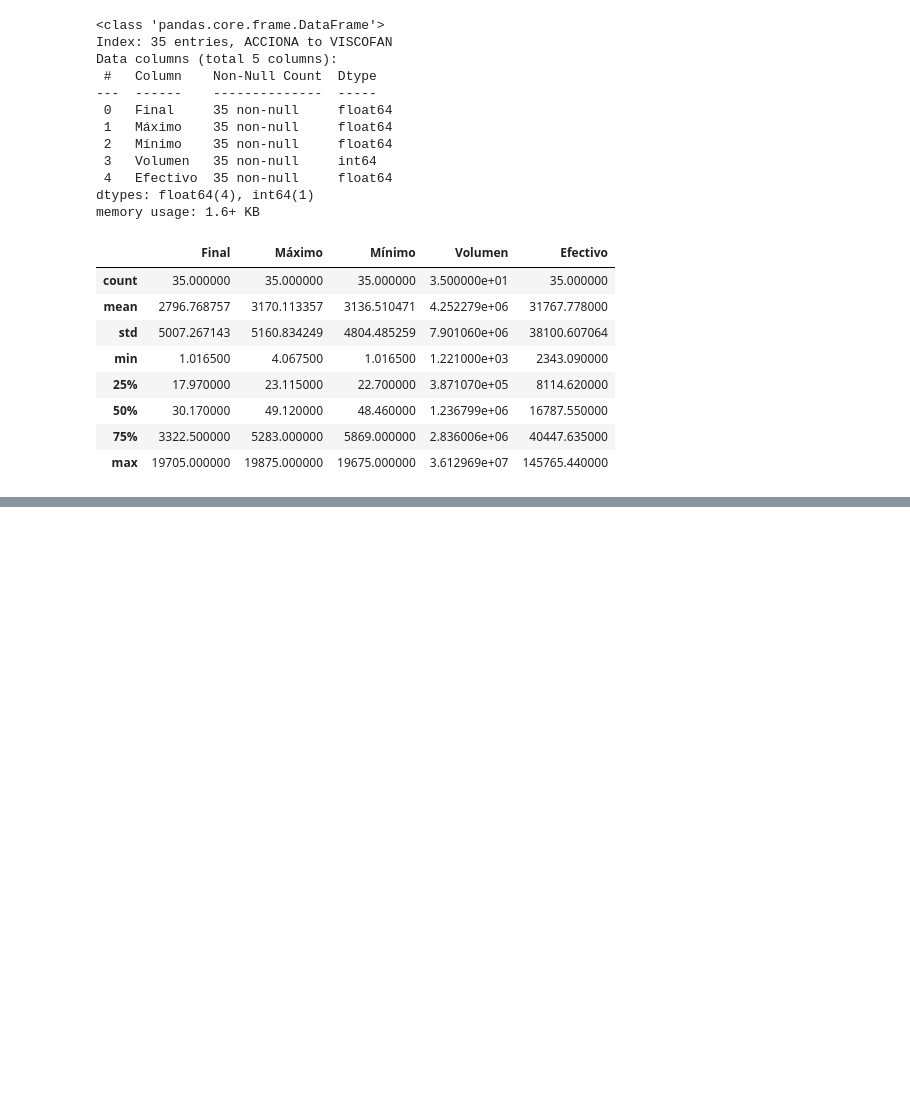
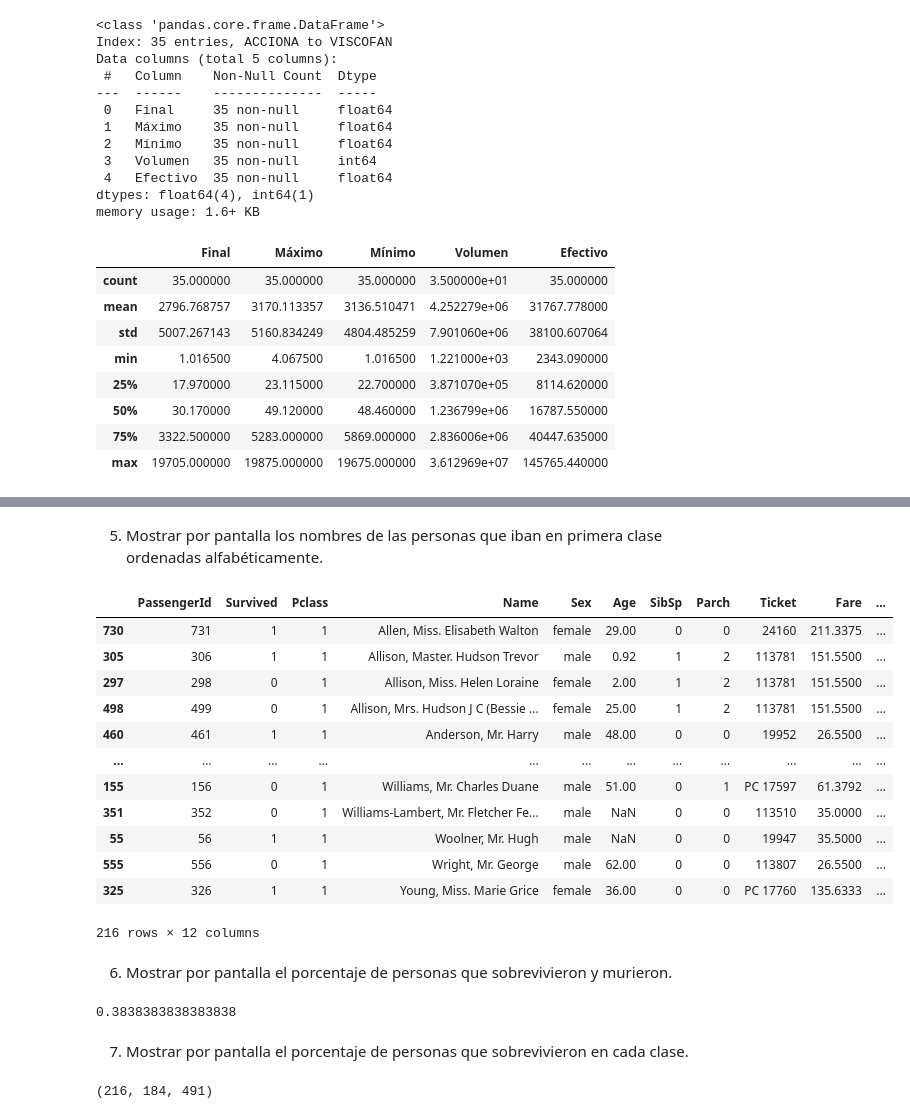
Before and after one commit to javipiazza94/Data-Science-TBB, a Jupyter notebook: SCRIPTS/Legal/Ejercicios.ipynb, the cells around one changed output, grey strips where cells are left out. Drawn from its saved outputs; the diff is of its cells as text; code cells hidden in the pictures; blank space fills up the shorter version.

```diff
--- a/SCRIPTS/Legal/Ejercicios.ipynb
+++ b/SCRIPTS/Legal/Ejercicios.ipynb
@@ -188,0 +305,29 @@ cotizaciones.describe()
+# %% [markdown]
+5. Mostrar por pantalla los nombres de las personas que iban en primera clase ordenadas alfabéticamente.
+# %%
+primera_clase = titanic[titanic['Pclass']==1].sort_values(by='Name')
+primera_clase
+# %% [output]
+|  | PassengerId | Survived | Pclass | Name | Sex | Age | SibSp | Parch | Ticket | Fare | ... |
+| 730 | 731 | 1 | 1 | Allen, Miss. Elisabeth Walton | female | 29.00 | 0 | 0 | 24160 | 211.3375 | ... |
+| 305 | 306 | 1 | 1 | Allison, Master. Hudson Trevor | male | 0.92 | 1 | 2 | 113781 | 151.5500 | ... |
+| 297 | 298 | 0 | 1 | Allison, Miss. Helen Loraine | female | 2.00 | 1 | 2 | 113781 | 151.5500 | ... |
+| 498 | 499 | 0 | 1 | Allison, Mrs. Hudson J C (Bessie ... | female | 25.00 | 1 | 2 | 113781 | 151.5500 | ... |
+| 460 | 461 | 1 | 1 | Anderson, Mr. Harry | male | 48.00 | 0 | 0 | 19952 | 26.5500 | ... |
+| ... | ... | ... | ... | ... | ... | ... | ... | ... | ... | ... | ... |
+| 155 | 156 | 0 | 1 | Williams, Mr. Charles Duane | male | 51.00 | 0 | 1 | PC 17597 | 61.3792 | ... |
+| 351 | 352 | 0 | 1 | Williams-Lambert, Mr. Fletcher Fe... | male | NaN | 0 | 0 | 113510 | 35.0000 | ... |
+| 55 | 56 | 1 | 1 | Woolner, Mr. Hugh | male | NaN | 0 | 0 | 19947 | 35.5000 | ... |
+| 555 | 556 | 0 | 1 | Wright, Mr. George | male | 62.00 | 0 | 0 | 113807 | 26.5500 | ... |
+| 325 | 326 | 1 | 1 | Young, Miss. Marie Grice | female | 36.00 | 0 | 0 | PC 17760 | 135.6333 | ... |
+216 rows × 12 columns
+# %% [markdown]
+6. Mostrar por pantalla el porcentaje de personas que sobrevivieron y murieron.
+# %%
+supervivientes = titanic['Survived'].sum()
+porcentaje_supervivientes = supervivientes/len(titanic)
+porcentaje_supervivientes
+# %% [output]
+0.3838383838383838
+# %% [markdown]
+7. Mostrar por pantalla el porcentaje de personas que sobrevivieron en cada clase.
@@ -188,0 +336,8 @@ cotizaciones.describe()
+# %%
+clase1 = len(titanic[titanic['Pclass']==1])
+clase2 = len(titanic[titanic['Pclass']==2])
+clase3 = len(titanic[titanic['Pclass']==3])
+
+clase1, clase2, clase3
+# %% [output]
+(216, 184, 491)
```
Also changed, not shown: parts of 28 cells of this notebook, 6 other files.
